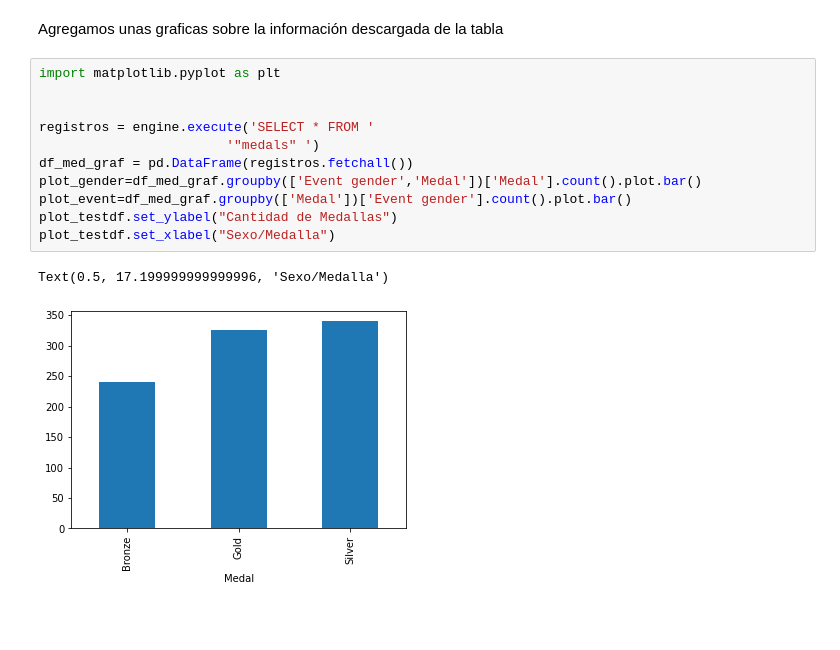
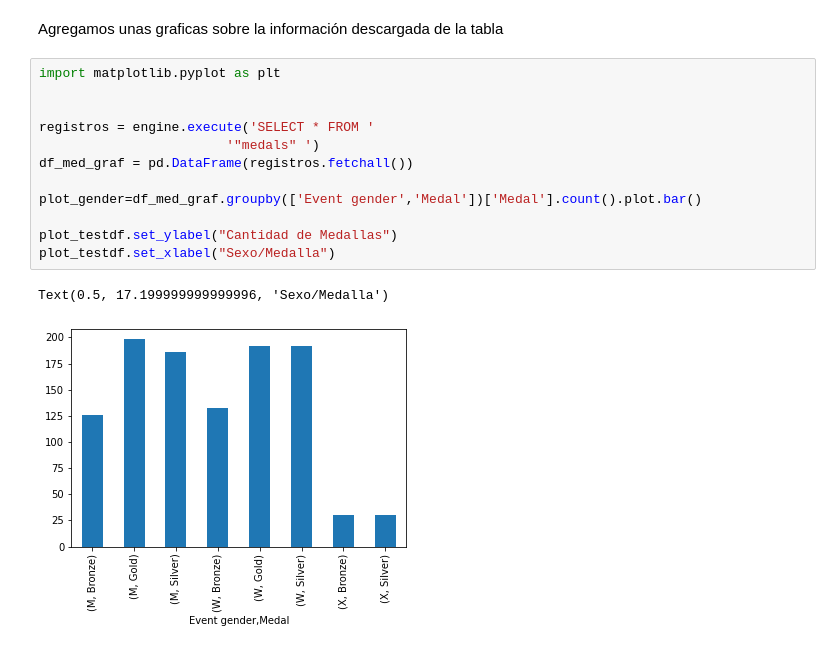
Before and after one commit to arielmeragelman/Alkemy-Unidad20, a Jupyter notebook: Practico.ipynb, the cells around one changed output. Cells and saved outputs as stored; diff of their text form; blank space fills up the shorter version.

```diff
--- a/Practico.ipynb
+++ b/Practico.ipynb
@@ -139,14 +139,15 @@ Agregamos unas graficas sobre la información descargada de la tabla
 # %%
 import matplotlib.pyplot as plt
 
 
 registros = engine.execute('SELECT * FROM '
                         '"medals" ')
 df_med_graf = pd.DataFrame(registros.fetchall())
+
 plot_gender=df_med_graf.groupby(['Event gender','Medal'])['Medal'].count().plot.bar()
-plot_event=df_med_graf.groupby(['Medal'])['Event gender'].count().plot.bar()
+
 plot_testdf.set_ylabel("Cantidad de Medallas")
 plot_testdf.set_xlabel("Sexo/Medalla")
 # %% [output]
 Text(0.5, 17.199999999999996, 'Sexo/Medalla')
-[figure, old version]
+[figure, new version]
```
Also changed, not shown: parts of 7 cells of this notebook.
